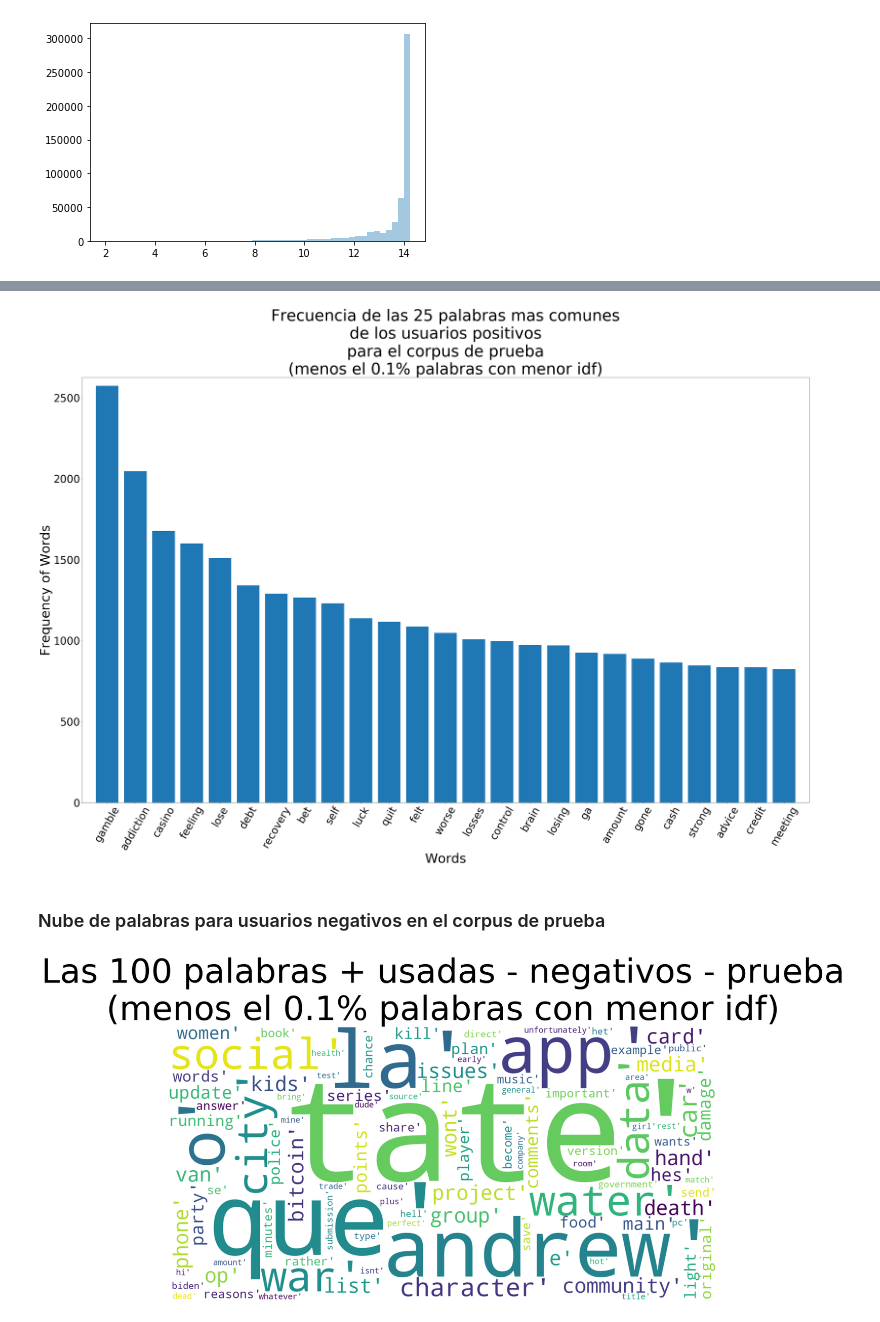
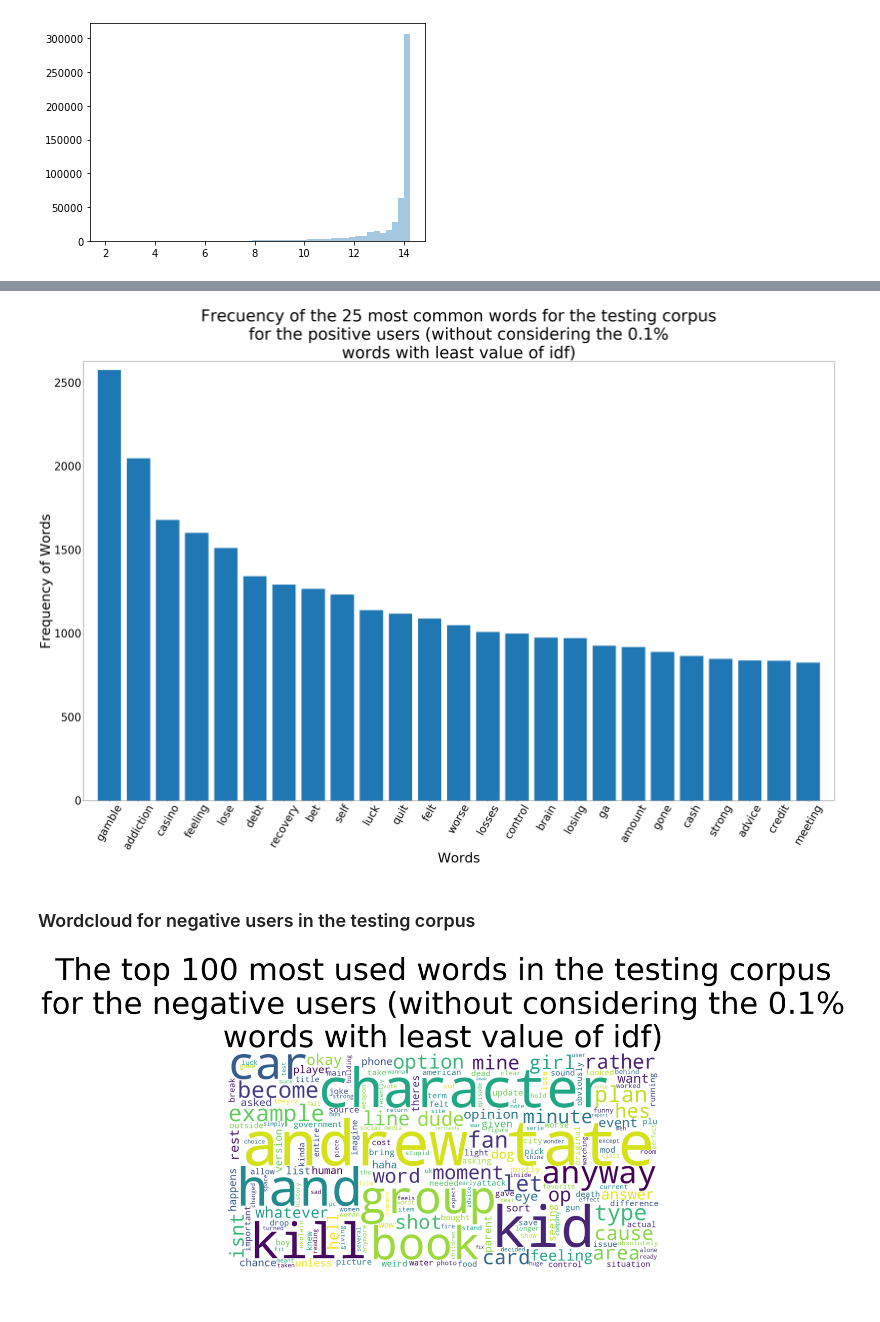
Before and after one commit to jmloyola/unsl_erisk_2022, a Jupyter notebook: notebooks/xml/gambling/01_exploratory_analysis_xml_gambling.ipynb, the cells around one changed output, grey strips where cells are left out. Drawn from its saved outputs; the diff is of its cells as text; code cells hidden in the pictures.

```diff
--- a/notebooks/xml/gambling/01_exploratory_analysis_xml_gambling.ipynb
+++ b/notebooks/xml/gambling/01_exploratory_analysis_xml_gambling.ipynb
@@ -23,6 +24,7 @@ from src.features.build_features import get_corpus_id2word  # noqa: E402
 # edition of eRisk, thus we only have documents of the testing phase.
 CORPUS_KIND = "xml"
 CORPUS_NAME = "gambling"
+NUM_SUB_PROCESSES = int(2 * os.cpu_count() / 3)
 # %% [markdown]
 ## Generate a DataFrame for the testing corpus
 # %%
@@ -401 +398,8 @@ allwords = [
+# %%
+users_posts = df_test.posts
+
+with Pool(processes=NUM_SUB_PROCESSES) as pool:
+    result_users_posts = pool.map(get_words_in_vectorizer, users_posts)
+result_users_posts = [" ".join(r) for r in result_users_posts]
+result_users_posts = " ".join(result_users_posts)
 # %%
@@ -457 +443,10 @@ positive_allwords = [
+# %%
+positive_users_posts = df_test.posts[df_test.label == "positive"]
+
+with Pool(processes=NUM_SUB_PROCESSES) as pool:
+    result_positive_users_posts = pool.map(
+        get_words_in_vectorizer, positive_users_posts
+    )
+result_positive_users_posts = [" ".join(r) for r in result_positive_users_posts]
+result_positive_users_posts = " ".join(result_positive_users_posts)
 # %%
@@ -473,5 +469,8 @@ plt.show()
 # %%
-positive_mostcommon_small = FreqDist(positive_allwords).most_common(25)
+positive_mostcommon_small = FreqDist(result_positive_users_posts.split()).most_common(
+    25
+)
+
 x, y = zip(*positive_mostcommon_small)
 plt.figure(figsize=(50, 30))
 plt.margins(0.02)
@@ -481,12 +480,10 @@ plt.ylabel("Frequency of Words", fontsize=50)
 plt.yticks(fontsize=40)
 plt.xticks(rotation=60, fontsize=40)
 plt.title(
-    f"Frecuencia de las 25 palabras mas comunes\nde los usuarios positivos\n"
-    f"para el corpus de prueba\n(menos el {min_percentile}% palabras con menor idf)",
+    "Frecuency of the 25 most common words for the testing corpus\nfor the positive users (without considering the "
+    f"{min_percentile}%\nwords with least value of idf)",
     fontsize=60,
 )
 plt.show()
 # %% [output]
-[figure, old version]
+[figure, new version]
-# %% [markdown]
-### Nube de palabras para usuarios negativos en el corpus de prueba
@@ -513,17 +490,29 @@ negative_allwords = [
+# %% [markdown]
+### Wordcloud for negative users in the testing corpus
+# %%
+negative_users_posts = df_test.posts[df_test.label == "negative"]
+
+with Pool(processes=NUM_SUB_PROCESSES) as pool:
+    result_negative_users_posts = pool.map(
+        get_words_in_vectorizer, negative_users_posts
+    )
+result_negative_users_posts = [" ".join(r) for r in result_negative_users_posts]
+result_negative_users_posts = " ".join(result_negative_users_posts)
 # %%
-negative_mostcommon = FreqDist(negative_allwords).most_common(100)
 negative_wordcloud = WordCloud(
     width=1600, height=800, background_color="white"
-).generate(str(negative_mostcommon))
+).generate(result_negative_users_posts)
+
 fig = plt.figure(figsize=(30, 10), facecolor="white")
 plt.imshow(negative_wordcloud, interpolation="bilinear")
 plt.axis("off")
 plt.title(
-    f"Las 100 palabras + usadas - negativos - prueba\n(menos el {min_percentile}% palabras con menor idf)",
+    "The top 100 most used words in the testing corpus\nfor the negative users (without considering the "
+    f"{min_percentile}%\nwords with least value of idf)",
     fontsize=70,
 )
 plt.tight_layout(pad=0)
 plt.show()
 # %% [output]
-[figure, old version]
+[figure, new version]
 # %%
```
Also changed, not shown: parts of 28 cells of this notebook.
